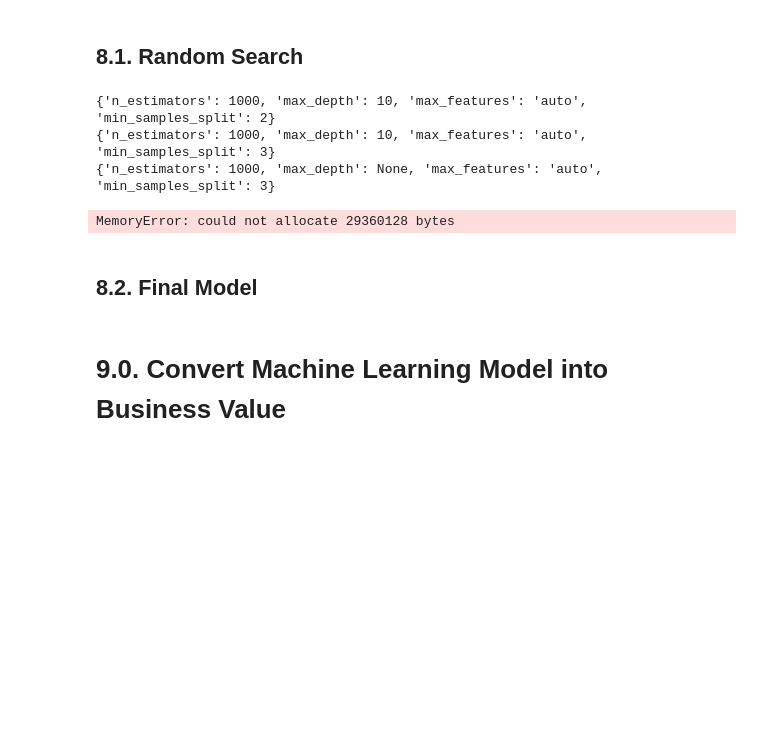
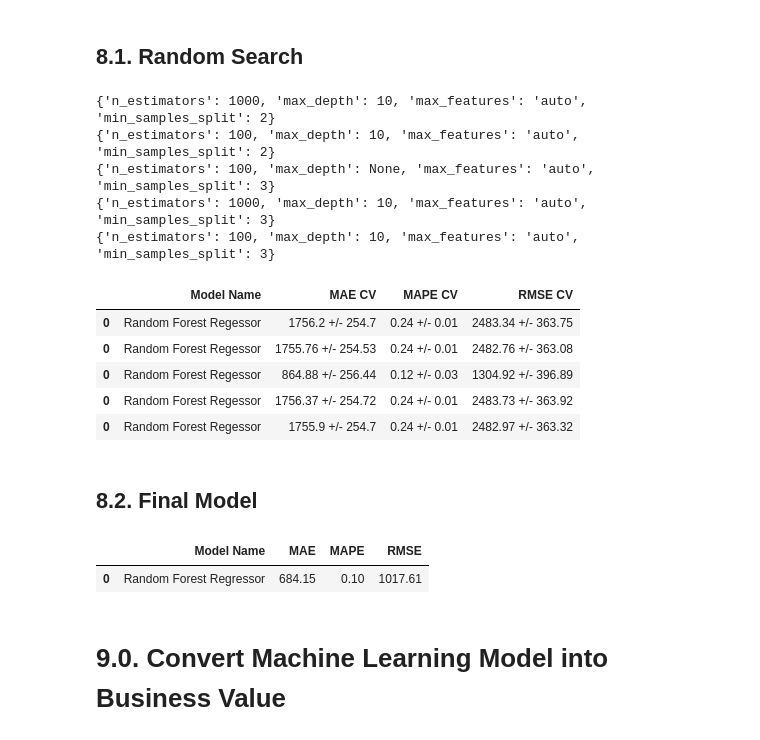
Before and after one commit to cidosjr/rossmann-sales-forecast, a Jupyter notebook: notebooks/rossmann_prediction.ipynb, the cells around one changed output. Cells and saved outputs as stored; diff of their text form; code cells hidden in the pictures; blank space fills up the shorter version.

```diff
--- a/notebooks/rossmann_prediction.ipynb
+++ b/notebooks/rossmann_prediction.ipynb
@@ -621,24 +619,31 @@ import random
 # %%
-result_final = pd.DataFrame()
+# result_final = pd.DataFrame()
 
-for i in range(MAX_EVAL):
-    hp = {key: random.sample( value, 1)[0] for key, value in param.items()}
-    print(hp)
+# for i in range(MAX_EVAL):
+#     hp = {key: random.sample( value, 1)[0] for key, value in param.items()}
+#     print(hp)
 
-    rf_model = en.RandomForestRegressor(n_estimators=hp["n_estimators"],
-                                        max_depth=hp["max_depth"],
-                                        max_features=hp["max_features"],
-                                        min_samples_split=hp["min_samples_split"],
-                                        random_state=42)
+#     rf_model = en.RandomForestRegressor(n_estimators=hp["n_estimators"],
+#                                         max_depth=hp["max_depth"],
+#                                         max_features=hp["max_features"],
+#                                         min_samples_split=hp["min_samples_split"],
+#                                         random_state=42)
 
-    result = cross_validation(x_training, 5, 'Random Forest Regessor', rf_model)
-    result_final = pd.concat([result, result_final])
+#     result = cross_validation(x_training, 5, 'Random Forest Regessor', rf_model)
+#     result_final = pd.concat([result, result_final])
 
-result_final
+# result_final
 # %% [output]
 {'n_estimators': 1000, 'max_depth': 10, 'max_features': 'auto', 'min_samples_split': 2}
+{'n_estimators': 100, 'max_depth': 10, 'max_features': 'auto', 'min_samples_split': 2}
+{'n_estimators': 100, 'max_depth': None, 'max_features': 'auto', 'min_samples_split': 3}
 {'n_estimators': 1000, 'max_depth': 10, 'max_features': 'auto', 'min_samples_split': 3}
-{'n_estimators': 1000, 'max_depth': None, 'max_features': 'auto', 'min_samples_split': 3}
+{'n_estimators': 100, 'max_depth': 10, 'max_features': 'auto', 'min_samples_split': 3}
-MemoryError: could not allocate 29360128 bytes
+|  | Model Name | MAE CV | MAPE CV | RMSE CV |
+| 0 | Random Forest Regessor | 1756.2 +/- 254.7 | 0.24 +/- 0.01 | 2483.34 +/- 363.75 |
+| 0 | Random Forest Regessor | 1755.76 +/- 254.53 | 0.24 +/- 0.01 | 2482.76 +/- 363.08 |
+| 0 | Random Forest Regessor | 864.88 +/- 256.44 | 0.12 +/- 0.03 | 1304.92 +/- 396.89 |
+| 0 | Random Forest Regessor | 1756.37 +/- 254.72 | 0.24 +/- 0.01 | 2483.73 +/- 363.92 |
+| 0 | Random Forest Regessor | 1755.9 +/- 254.7 | 0.24 +/- 0.01 | 2482.97 +/- 363.32 |
 # %% [markdown]
 ## 8.2. Final Model
@@ -647,3 +652,20 @@ param_final = {'n_estimators': 3000, 'max_depth': 10, 'max_features': 'auto', 'm
+# %%
+# model definition and training
+rf_model = en.RandomForestRegressor(n_estimators=hp_final["n_estimators"],
+                                    max_depth=hp_final["max_depth"],
+                                    max_features=hp_final["max_features"],
+                                    min_samples_split=hp_final["min_samples_split"],
+                                    random_state=42).fit(x_train, y_train)
+
+# predictions
+yhat_rf = rf_model.predict(x_test)
+
+# perfomance
+result_rf = ml_error('Random Forest Regressor', np.expm1(y_test) ,np.expm1(yhat_rf))
+result_rf
+# %% [output]
+|  | Model Name | MAE | MAPE | RMSE |
+| 0 | Random Forest Regressor | 684.15 | 0.10 | 1017.61 |
 # %% [markdown]
 # 9.0. Convert Machine Learning Model into Business Value
 # %% [markdown]
```
Also changed, not shown: parts of 4 cells of this notebook.
